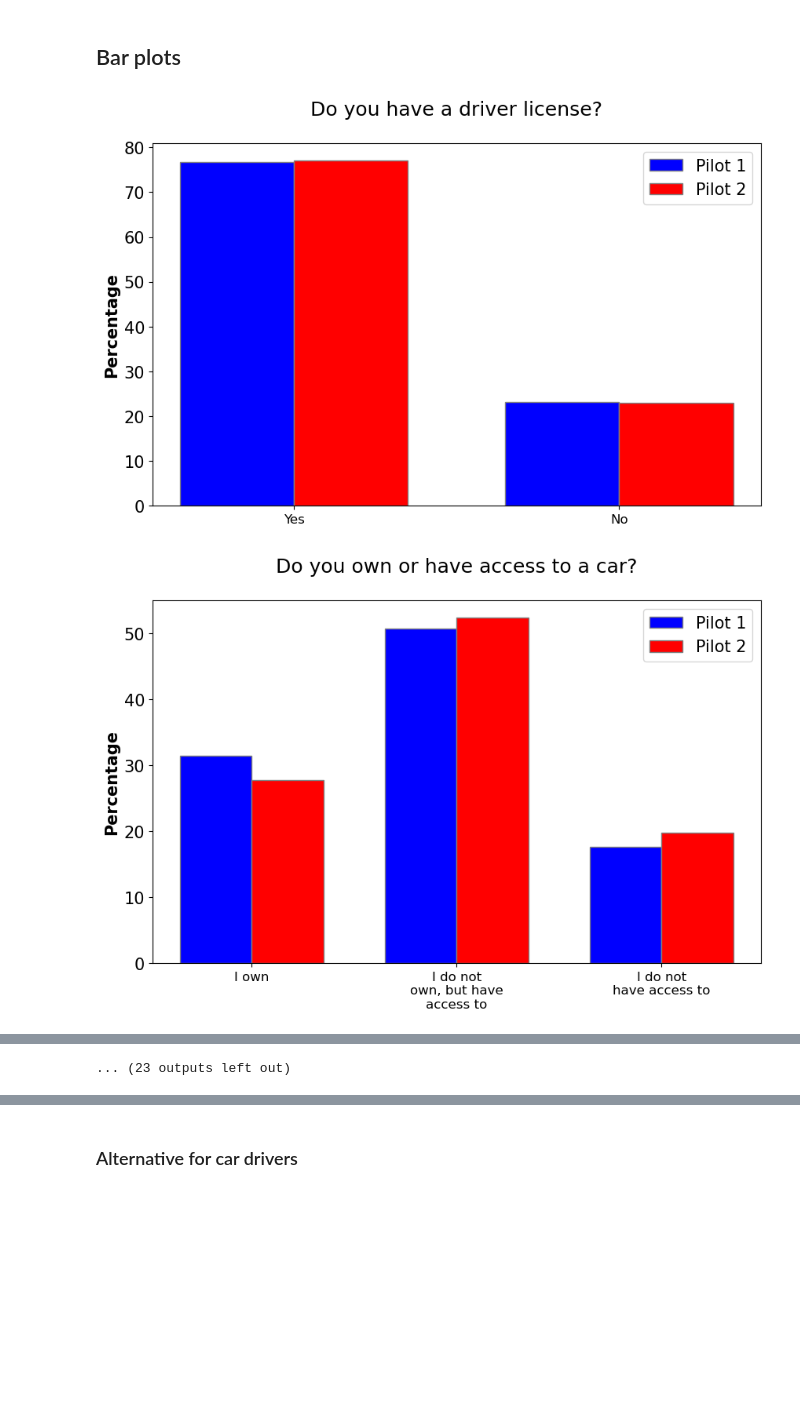
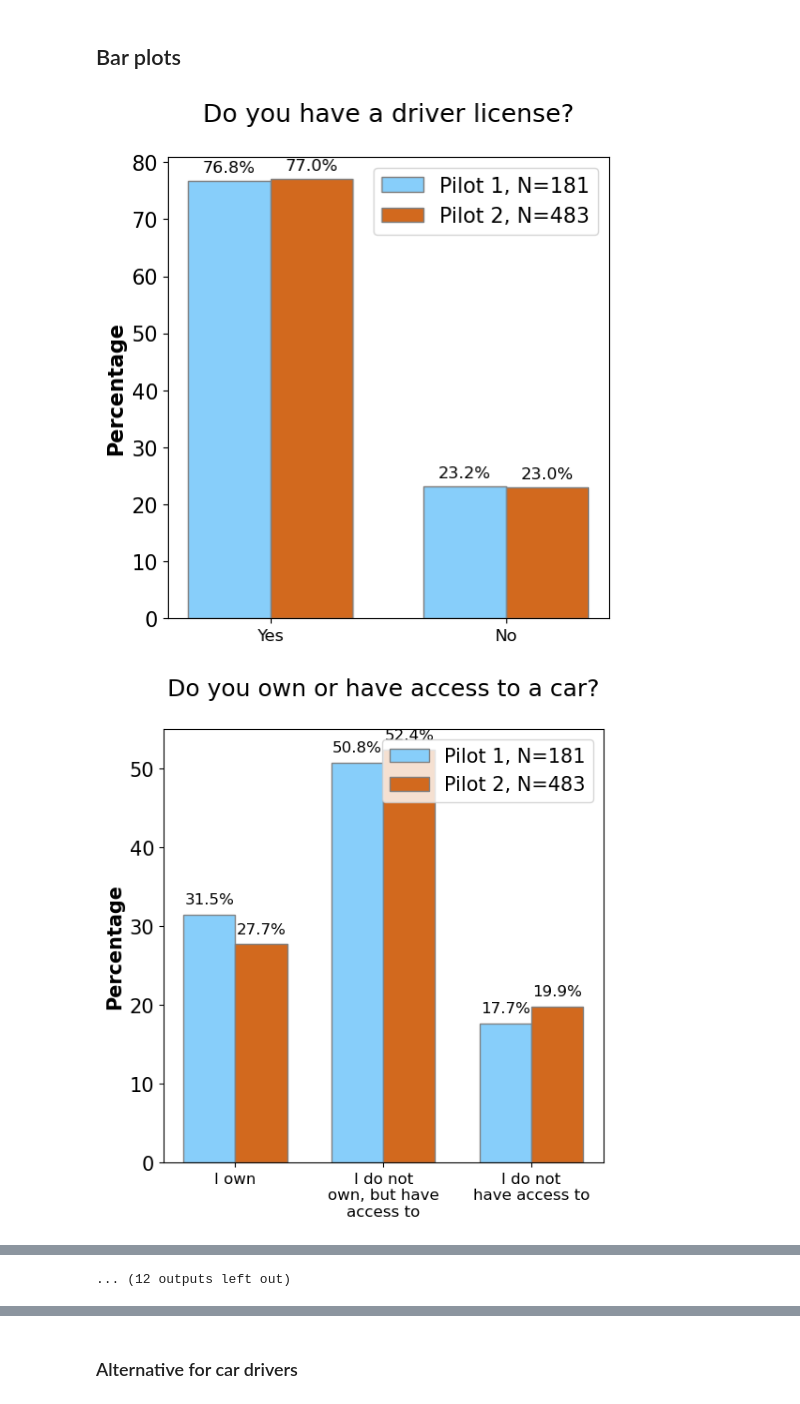
Before and after one commit to saraghivarello/APlanet, a Jupyter notebook: Joint_plots/Charts_joint.ipynb, the cells around one changed output, grey strips where cells are left out. Saved outputs shown, nothing was run; the diff lists cells and outputs as text; code cells hidden in the pictures; blank space fills up the shorter version.

```diff
--- a/Joint_plots/Charts_joint.ipynb
+++ b/Joint_plots/Charts_joint.ipynb
@@ -65,20 +65,7 @@ questions = {
     #"Which year were you born?" : np.arange(1920, 2005, 1),
     "What is your highest level of education?": ["elementary school","high school","university (less than 4 years)","university (more than 4 years)"],
     "What is your income per year?": ["less than 10k EUR","10k-20k EUR","20k-30k EUR","30k-40k EUR","more than 40k EUR","prefer not to say"],
-    "How many people does your household have including you?": np.arange(1, 9, 1),
-    "How many people does your household have including you?": np.arange(1, 9, 1),
     "How many children under the age of 15 live with you?": np.arange(0, 5, 1),
-    "Parlament:": [1,2,3,4,5,6,7,"I prefer not to answer","I do not know"],
-    "Municipal council:": [1,2,3,4,5,6,7,"I prefer not to answer","I do not know"],
-    "County council:": [1,2,3,4,5,6,7,"I prefer not to answer","I do not know"],
-    "Government:": [1,2,3,4,5,6,7,"I prefer not to answer","I do not know"],
-    "National politicians:": [1,2,3,4,5,6,7,"I prefer not to answer","I do not know"],
-    "Political parties:": [1,2,3,4,5,6,7,"I prefer not to answer","I do not know"],
     "Which political party you voted for in the last election?": ["PSOE","Partido Popular","Vox","Unidas Podemos","ERC-Cat","Ciudadanos","JxCat","PNV","EHB","MP-EQUO","BNG","Compromís","Other party","I prefer not to answer"],
-    "Air pollution derived by cars is one of the major causes of premature death in Europe:" : [1,2,3,4,5,6,7,"I prefer not to answer","I do not know"],
-    "The introduction of policies such as road pricing will alleviate congestion problems:" : [1,2,3,4,5,6,7,"I prefer not to answer","I do not know"],
-    "Revenues collected through taxes are used to create a well-functioning welfare state and society:" : [1,2,3,4,5,6,7,"I prefer not to answer","I do not know"],
-    "Tax revenues should be used to help those who are more in need:" : [1,2,3,4,5,6,7,"I prefer not to answer","I do not know"],
-    #"I think the overall tax level is too high:" : [1,2,3,4,5,6,7,"I prefer not to answer","I do not know"]
 
 }
@@ -138,37 +147,43 @@ for question, categories in questions.items():
     r2 = [x + bar_width for x in r1]
 
     # Create the bar plot
     # Adjust the size of the plot according to the number of xticks
     plt.figure(figsize=(10, 6))
-    plt.bar(r1, combined_df['Pilot 1'], color='blue', width=bar_width, edgecolor='grey', label='Pilot 1')
-    plt.bar(r2, combined_df['Pilot 2'], color='red', width=bar_width, edgecolor='grey', label='Pilot 2')
+    plt.bar(r1, combined_df['Pilot 1'], color='lightskyblue', width=bar_width, edgecolor='grey', label='Pilot 1, N=' + str(len(df1)))
+    plt.bar(r2, combined_df['Pilot 2'], color='chocolate', width=bar_width, edgecolor='grey', label='Pilot 2, N=' + str(len(df2)))
 
     # Add labels
     plt.ylabel('Percentage', fontweight='bold', fontsize=15)
     plt.xticks([r + bar_width/2 for r in range(len(combined_df.index))], combined_df.index, fontsize=15)
     plt.yticks(fontsize=15)
 
     # Add legend
     plt.legend(fontsize=15)
 
+    # Add percentage labels on top of the bars
+    for i in range(len(r1)):
+        plt.text(r1[i], combined_df['Pilot 1'][i] + 1, f'{combined_df["Pilot 1"][i]:.1f}%', ha='center', va='bottom', fontsize=12)
+        plt.text(r2[i], combined_df['Pilot 2'][i] + 1, f'{combined_df["Pilot 2"][i]:.1f}%', ha='center', va='bottom', fontsize=12)
+
     wrapped_labels = wrap_labels(combined_df.index)
     plt.xticks([r + bar_width/2 for r in range(len(combined_df.index))], wrapped_labels, fontsize=12)
 
     # Adjust the size of xticks to avoid overlap
     if len(combined_df.index) > 3:
         plt.xticks(rotation=45, ha='right')
         plt.gcf().set_size_inches(len(combined_df.index) * 0.5 + 5, 6)
-    else:
-        plt.xticks(rotation=0)
+
+    plt.gcf().set_size_inches(len(combined_df.index) * bar_width + 5, 6)
+    #plt.xticks(rotation=0)
 
     #plt.ylim(0, 100)
     # Replace slashes with underscores in the filename
 
     plt.title(wrap_title(question + '\n'), fontsize=18)
 
     filename = question.replace('/', '_')
-    plt.savefig(f"/home/sara/Documents/APlanet/Joint_plots/Figures/{filename}.pdf", bbox_inches='tight')
+    #plt.savefig(f"/home/sara/Documents/APlanet/Joint_plots/Figures/{filename}.pdf", bbox_inches='tight')
     plt.show()
 # %% [output]
-[figure, old version]
+[figure, new version]
-[figure, old version]
+[figure, new version]
@@ -185 +200 @@ for question, categories in questions.items():
-... (23 outputs left out)
+... (12 outputs left out)
```
Also changed, not shown: parts of 7 cells of this notebook.
